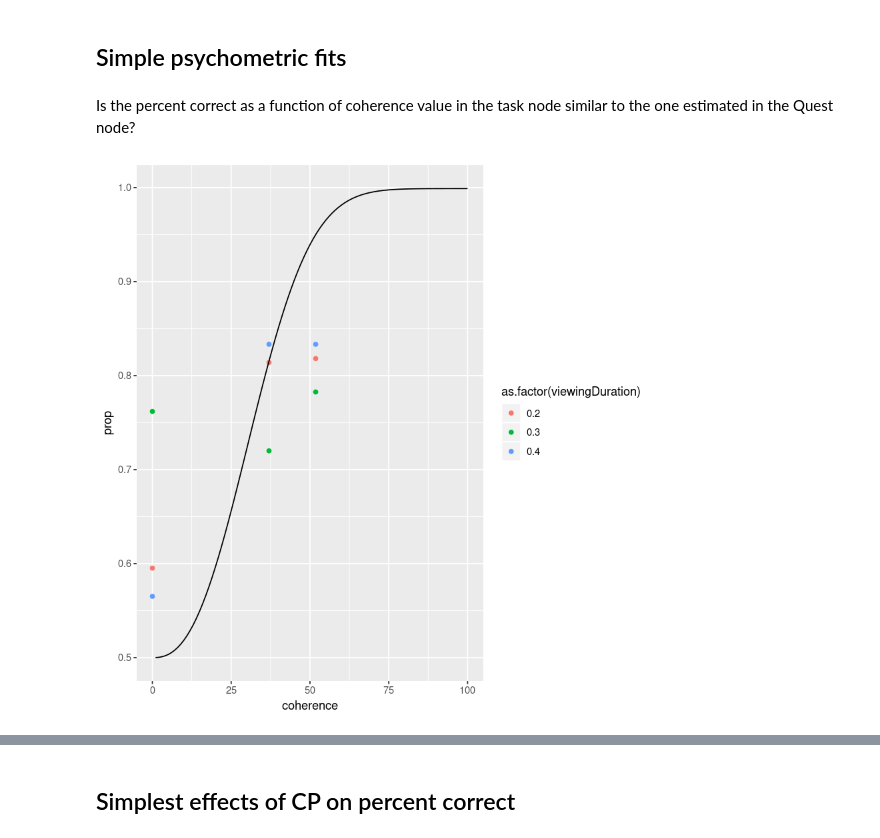
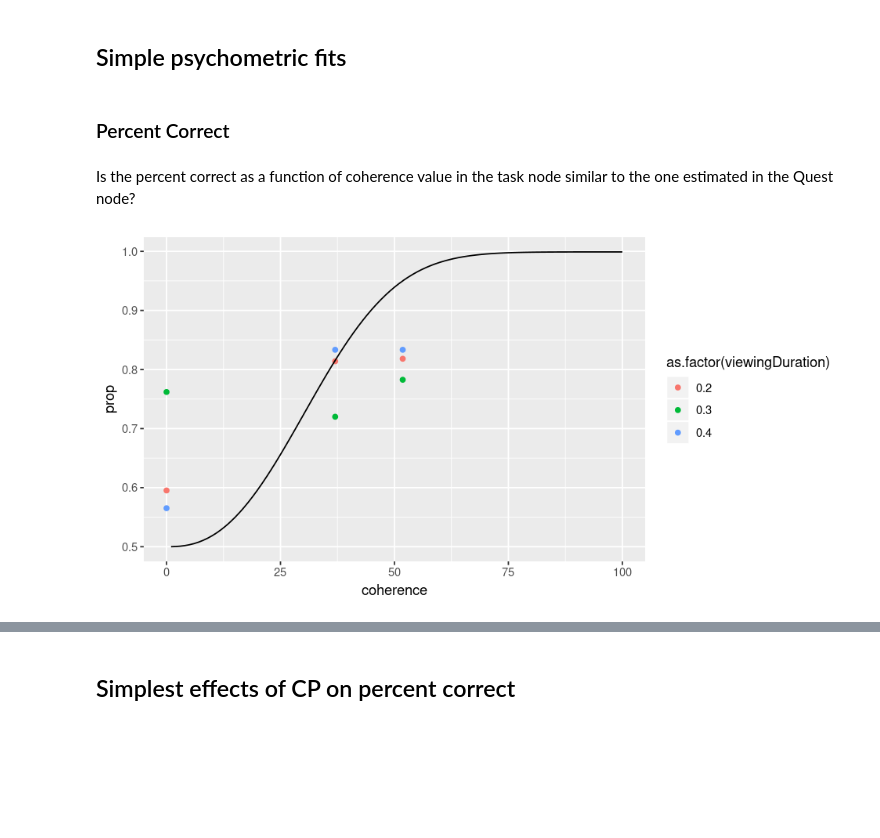
Before and after one commit to TheGoldLab/Analysis_SingleCP_DotsReversal, a Jupyter notebook: Jupyter/Pilot13-14/psychophysics.ipynb, the cells around one changed output, grey strips where cells are left out. Cells and saved outputs as stored; diff of their text form; code cells hidden in the pictures; blank space fills up the shorter version.

```diff
--- a/Jupyter/Pilot13-14/psychophysics.ipynb
+++ b/Jupyter/Pilot13-14/psychophysics.ipynb
@@ -91,6 +91,8 @@ head(data)
 | 13 | 1 | 6 | left | TRUE | no | 0.2 | -56 | 56 | ... |
 # %% [markdown]
 ## Simple psychometric fits
+# %% [markdown]
+### Percent Correct
 # %% [markdown]
 Is the percent correct as a function of coherence value in the task node similar to the one estimated in the Quest node?
 # %%
@@ -115,12 +117,14 @@ y <- psychometric(x)
 
 questCurve <- data.table(x=x, y=y)
 # %%
+# control output figure size
+options(repr.plot.width=8, repr.plot.height=4)
 ggplot(data[pilotID==subj & taskID==2 & presenceCP=='no',
             .(prop=sum(correct==TRUE)/.N),by=.(coherence, viewingDuration)], aes(x=coherence, y=prop)) +
         geom_point(aes(col=as.factor(viewingDuration))) +
         geom_line(aes(x=x, y=y), data=questCurve)
 # %% [output]
-[figure, old version]
+[figure, new version]
 # %%
 subj <- '14'
 x <- seq(100)
```
Also changed, not shown: parts of 32 cells of this notebook.
